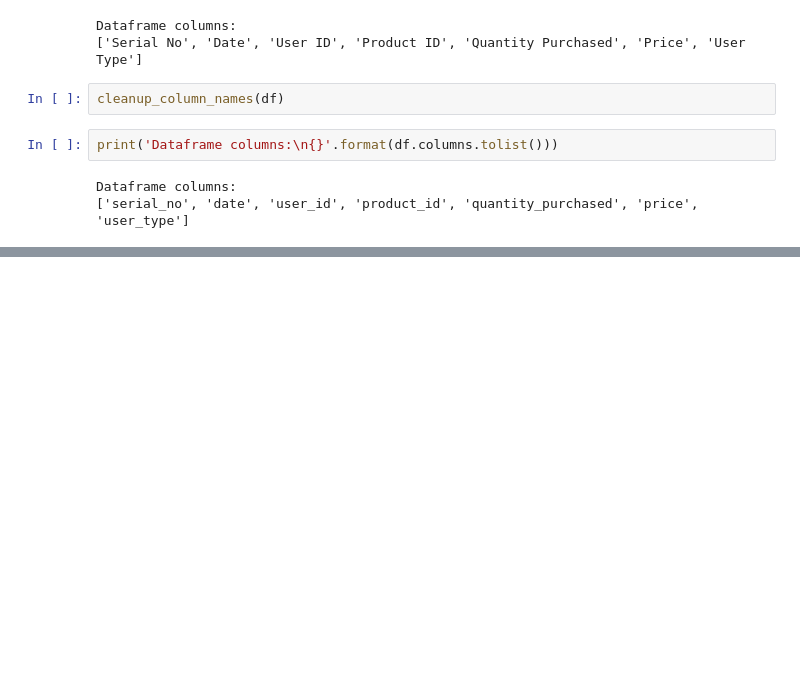
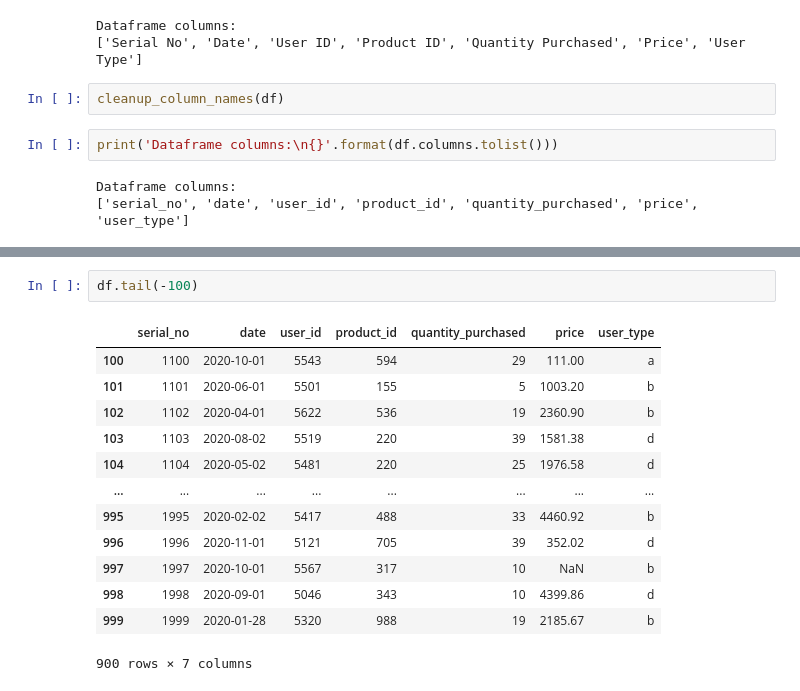
Before and after one commit to EAsencios/DEEP-LEARING, a Jupyter notebook: data_wrangling.ipynb, the cells around one changed output, grey strips where cells are left out. Drawn from its saved outputs; the diff is of its cells as text; blank space fills up the shorter version.

```diff
--- a/data_wrangling.ipynb
+++ b/data_wrangling.ipynb
@@ -223,0 +278,16 @@ Using Column Data Type::
+# %%
+df.tail(-100)
+# %% [output]
+|  | serial_no | date | user_id | product_id | quantity_purchased | price | user_type |
+| 100 | 1100 | 2020-10-01 | 5543 | 594 | 29 | 111.00 | a |
+| 101 | 1101 | 2020-06-01 | 5501 | 155 | 5 | 1003.20 | b |
+| 102 | 1102 | 2020-04-01 | 5622 | 536 | 19 | 2360.90 | b |
+| 103 | 1103 | 2020-08-02 | 5519 | 220 | 39 | 1581.38 | d |
+| 104 | 1104 | 2020-05-02 | 5481 | 220 | 25 | 1976.58 | d |
+| ... | ... | ... | ... | ... | ... | ... | ... |
+| 995 | 1995 | 2020-02-02 | 5417 | 488 | 33 | 4460.92 | b |
+| 996 | 1996 | 2020-11-01 | 5121 | 705 | 39 | 352.02 | d |
+| 997 | 1997 | 2020-10-01 | 5567 | 317 | 10 | NaN | b |
+| 998 | 1998 | 2020-09-01 | 5046 | 343 | 10 | 4399.86 | d |
+| 999 | 1999 | 2020-01-28 | 5320 | 988 | 19 | 2185.67 | b |
+900 rows × 7 columns
```
Also changed, not shown: parts of 8 cells of this notebook.
